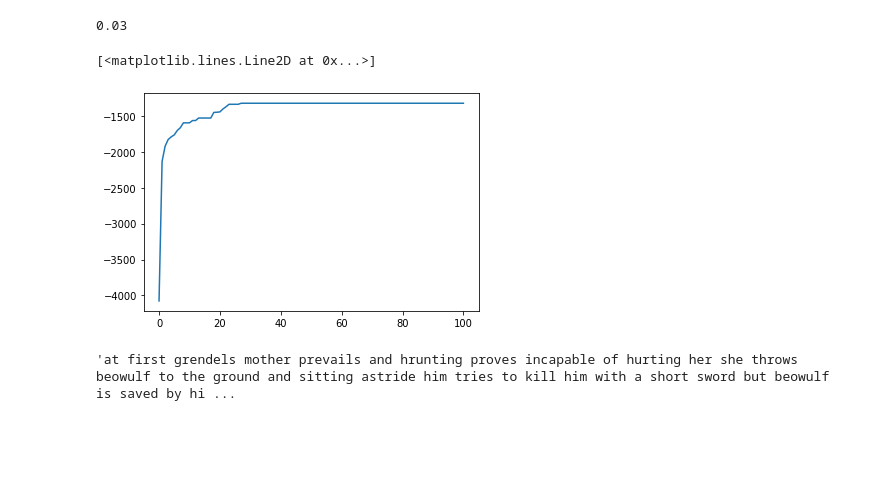
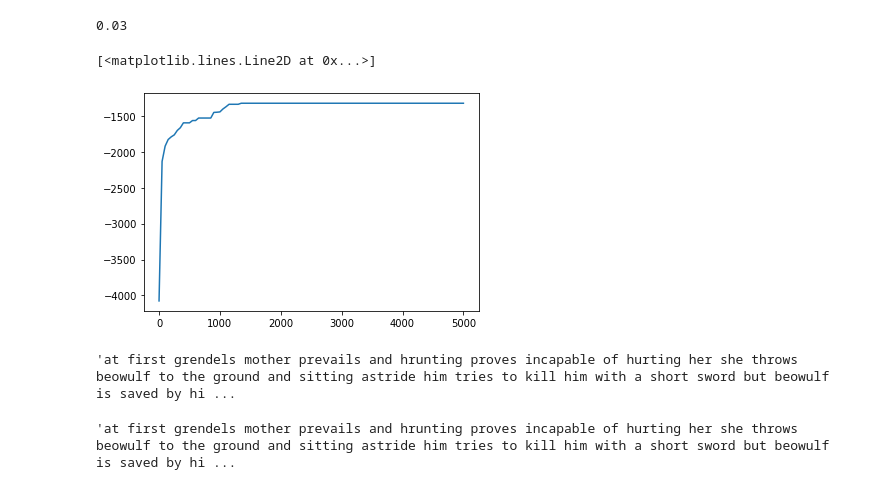
Before and after one commit to dhesse/EDCTalk2022, a Jupyter notebook: MCMC and Crypto.ipynb, the cells around one changed output. Saved outputs shown, nothing was run; the diff lists cells and outputs as text; code cells hidden in the pictures; blank space fills up the shorter version.

```diff
--- a/MCMC and Crypto.ipynb
+++ b/MCMC and Crypto.ipynb
@@ -170,11 +170,15 @@ numpy.mean(accept)
 # %% [output]
 0.03
 # %%
-plt.plot([logp(k, cypher) for k in guesses[::50]])
+plt.plot(list(range(0, len(guesses), 50)), [logp(k, cypher) for k in guesses[::50]])
 # %% [output]
 [<matplotlib.lines.Line2D at 0x...>]
-[figure, old version]
+[figure, new version]
 # %%
 "".join(guesses[-1][k] for k in cypher)
 # %% [output]
 'at first grendels mother prevails and hrunting proves incapable of hurting her she throws beowulf to the ground and sitting astride him tries to kill him with a short sword but beowulf is saved by hi ...
+# %%
+"".join(guesses[-20][k] for k in cypher)
+# %% [output]
+'at first grendels mother prevails and hrunting proves incapable of hurting her she throws beowulf to the ground and sitting astride him tries to kill him with a short sword but beowulf is saved by hi ...
```
Also changed, not shown: 2 other files.
